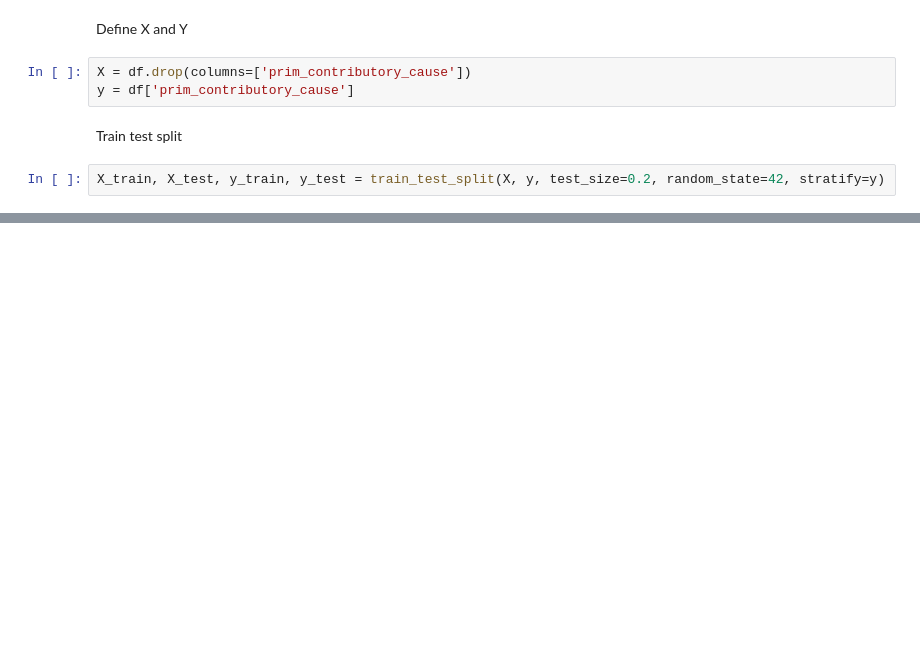
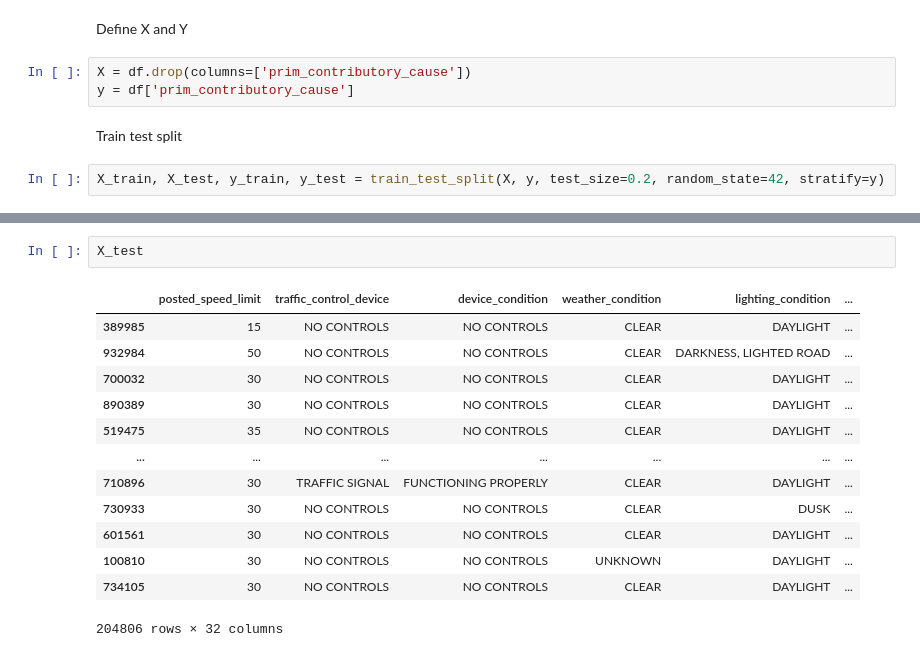
Before and after one commit to hellenmureithi/Phase_4_project, a Jupyter notebook: Notebooks/Hellen.ipynb, the cells around one changed output, grey strips where cells are left out. Saved outputs shown, nothing was run; the diff lists cells and outputs as text; blank space fills up the shorter version.

```diff
--- a/Notebooks/Hellen.ipynb
+++ b/Notebooks/Hellen.ipynb
@@ -279,0 +296,16 @@ X_train, X_test, y_train, y_test = train_test_split(X, y, test_size=0.2, random_
+# %%
+X_test
+# %% [output]
+|  | posted_speed_limit | traffic_control_device | device_condition | weather_condition | lighting_condition | ... |
+| 389985 | 15 | NO CONTROLS | NO CONTROLS | CLEAR | DAYLIGHT | ... |
+| 932984 | 50 | NO CONTROLS | NO CONTROLS | CLEAR | DARKNESS, LIGHTED ROAD | ... |
+| 700032 | 30 | NO CONTROLS | NO CONTROLS | CLEAR | DAYLIGHT | ... |
+| 890389 | 30 | NO CONTROLS | NO CONTROLS | CLEAR | DAYLIGHT | ... |
+| 519475 | 35 | NO CONTROLS | NO CONTROLS | CLEAR | DAYLIGHT | ... |
+| ... | ... | ... | ... | ... | ... | ... |
+| 710896 | 30 | TRAFFIC SIGNAL | FUNCTIONING PROPERLY | CLEAR | DAYLIGHT | ... |
+| 730933 | 30 | NO CONTROLS | NO CONTROLS | CLEAR | DUSK | ... |
+| 601561 | 30 | NO CONTROLS | NO CONTROLS | CLEAR | DAYLIGHT | ... |
+| 100810 | 30 | NO CONTROLS | NO CONTROLS | UNKNOWN | DAYLIGHT | ... |
+| 734105 | 30 | NO CONTROLS | NO CONTROLS | CLEAR | DAYLIGHT | ... |
+204806 rows × 32 columns
```
Also changed, not shown: parts of 17 cells of this notebook.
